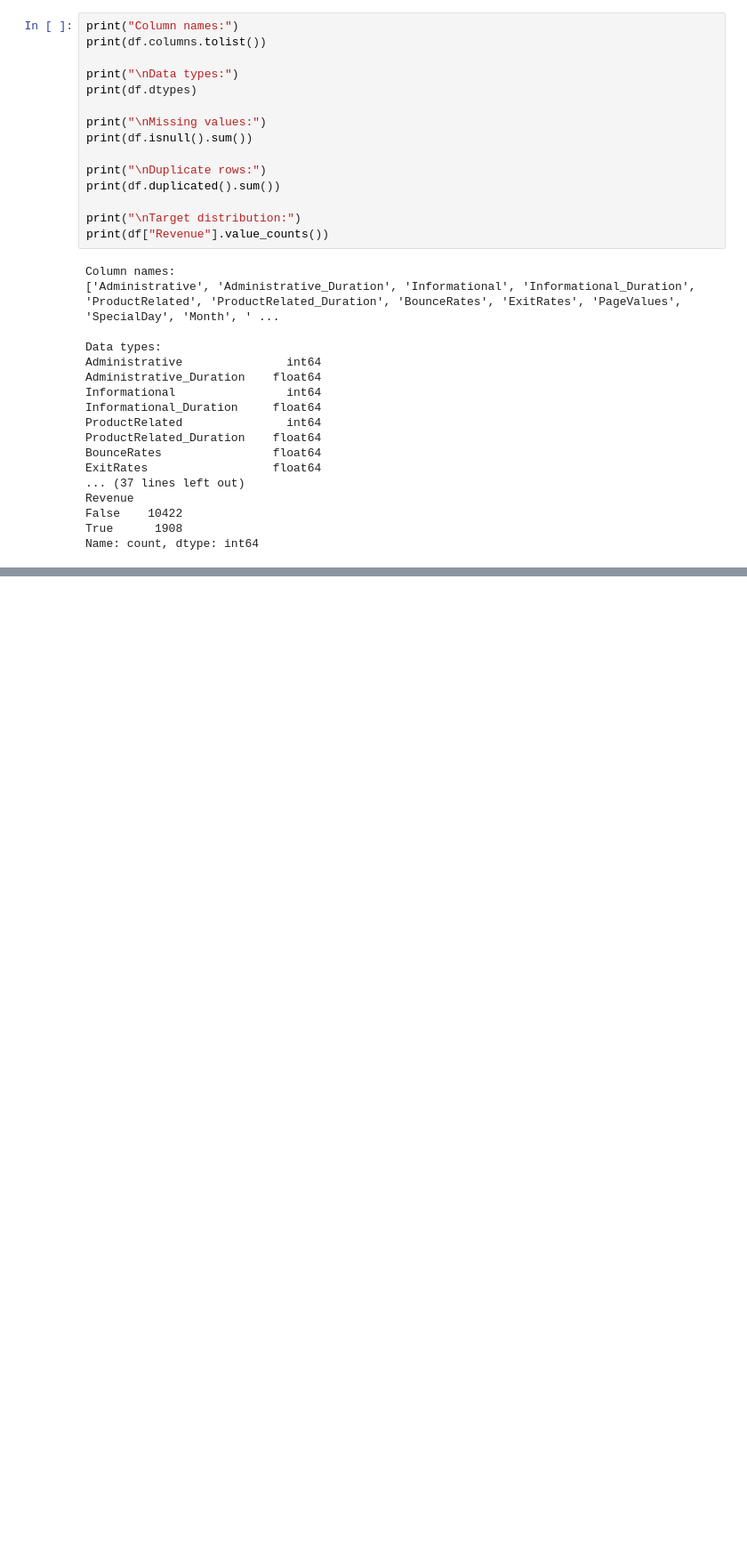
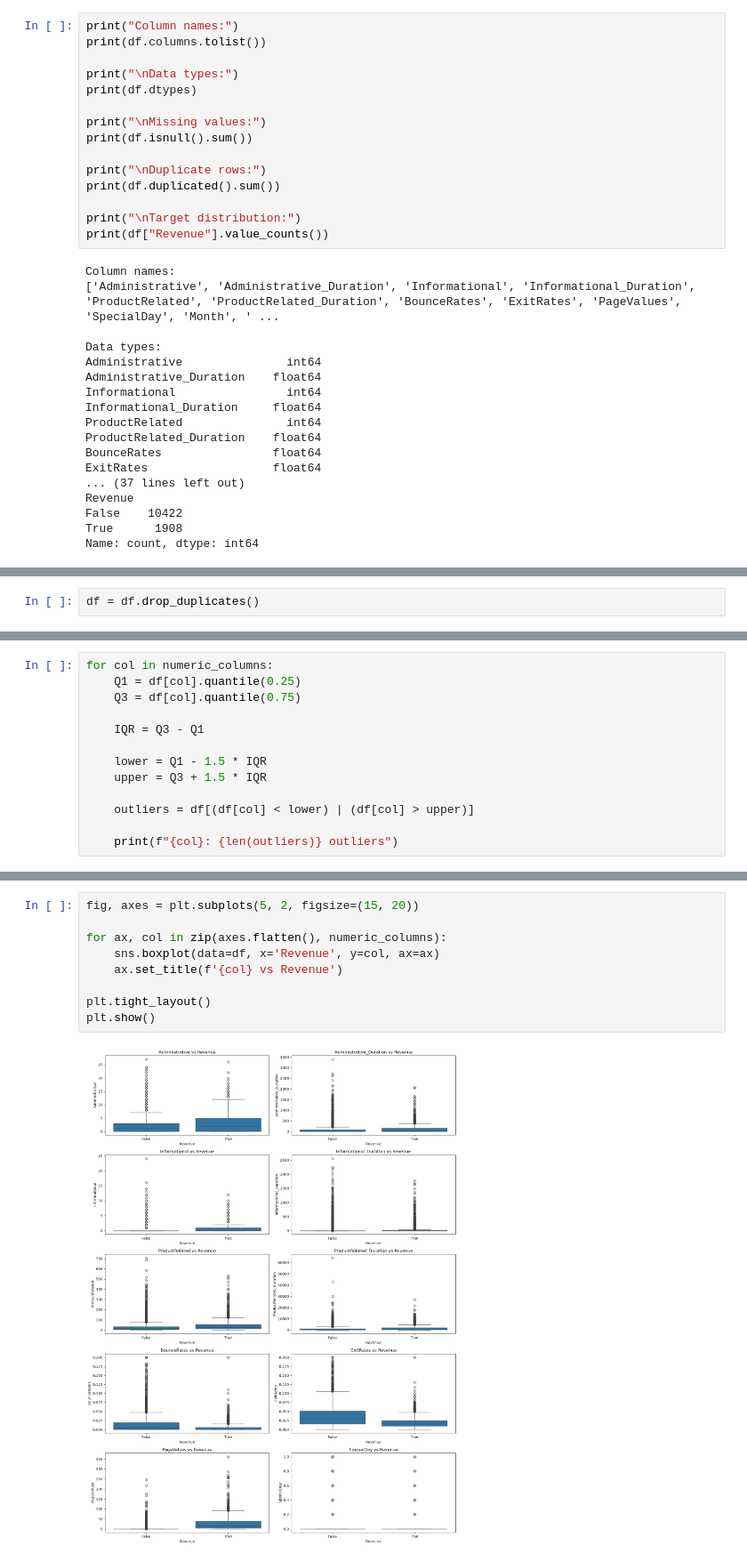
Before and after one commit to dhyankrshna-r4ce/online_shopping_purchase_prediction, a Jupyter notebook: online_shopping_purchase_intention.ipynb, the cells around one changed output, grey strips where cells are left out. Shown at 89% size. Cells and saved outputs as stored; diff of their text form; blank space fills up the shorter version.

```diff
--- a/online_shopping_purchase_intention.ipynb
+++ b/online_shopping_purchase_intention.ipynb
@@ -48,0 +142,2 @@ Name: count, dtype: int64
+# %%
+df = df.drop_duplicates()
@@ -48,0 +158,13 @@ Name: count, dtype: int64
+# %%
+for col in numeric_columns:
+    Q1 = df[col].quantile(0.25)
+    Q3 = df[col].quantile(0.75)
+
+    IQR = Q3 - Q1
+
+    lower = Q1 - 1.5 * IQR
+    upper = Q3 + 1.5 * IQR
+
+    outliers = df[(df[col] < lower) | (df[col] > upper)]
+
+    print(f"{col}: {len(outliers)} outliers")
@@ -48,0 +182,11 @@ Name: count, dtype: int64
+# %%
+fig, axes = plt.subplots(5, 2, figsize=(15, 20))
+
+for ax, col in zip(axes.flatten(), numeric_columns):
+    sns.boxplot(data=df, x='Revenue', y=col, ax=ax)
+    ax.set_title(f'{col} vs Revenue')
+
+plt.tight_layout()
+plt.show()
+# %% [output]
+[figure, added]
```
Also changed, not shown: parts of 19 cells of this notebook.
